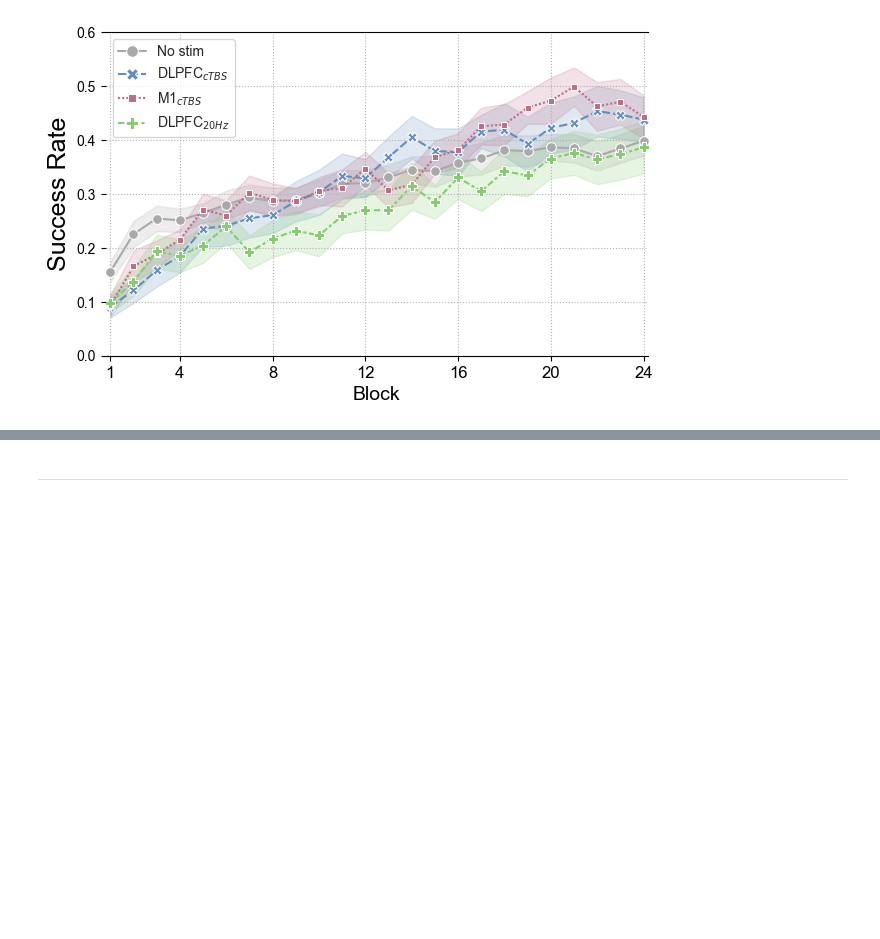
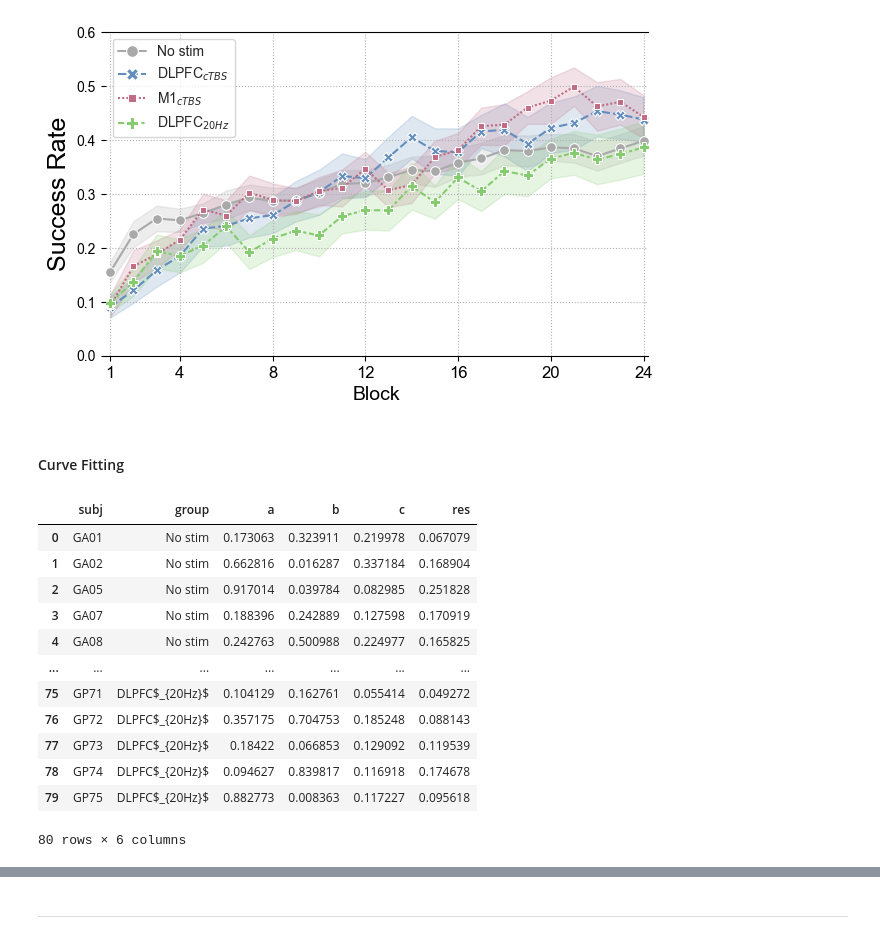
Before and after one commit to psb629/CommonLab, a Jupyter notebook: GP/scripts/LME.behavior.ipynb, the cells around one changed output, grey strips where cells are left out. Cells and saved outputs as stored; diff of their text form; code cells hidden in the pictures; blank space fills up the shorter version.

```diff
--- a/GP/scripts/LME.behavior.ipynb
+++ b/GP/scripts/LME.behavior.ipynb
@@ -123,3 +123,5 @@ g.spines['left'].set_visible(False)
 # # ax.set_xticklabels([1,5,9,13,17,21,24])
 # %% [output]
 [figure]
+# %% [markdown]
+#### Curve Fitting
@@ -125,0 +135,60 @@ g.spines['left'].set_visible(False)
+# %%
+xdata=range(24)
+df_opt = pd.DataFrame(columns=['subj','group','a','b','c'])
+# list_subj = random.choices(df.subj.unique(), k=len(df.subj.unique()))
+list_subj = df.subj.unique()
+for subj in list_subj:
+    group = df[df.subj==subj].group.values[0]
+    ydata=df[df.subj==subj].success_rate
+
+    iter_ = range(int(1e2))
+    popt_, res = [0,0,0], 100
+    for i in iter_:
+        popt_, pcov_, info_, _, _ = optimize.curve_fit(
+            func_exp,
+            xdata, ydata,
+            maxfev=300,
+            p0=[0.5*rand(),rand(),0.5*rand()],
+            bounds=([0,0,0], [1.-popt_[-1],5.,0.5]),
+            full_output=True
+        )
+        fvec_ = info_['fvec']
+        res_ = np.sum(fvec_*fvec_)
+        if (popt_[0]+popt_[2]>=1):
+            continue
+        elif (res_<res):
+            popt=popt_
+            pcov=pcov_
+            info=info_
+            res=res_
+    new_row = pd.Series(
+                {
+                    'subj':subj, 'group':group,
+                    'a':popt[0], 'b':popt[1], 'c':popt[2],
+                    'res':res
+                    # 'cov':pcov
+                }
+            )
+    df_opt = pd.concat(
+        [df_opt, new_row.to_frame().T]
+        , axis='index'
+        , ignore_index=True
+    )
+df_opt
+# plt.scatter(xdata, ydata)
+# plt.plot(xdata, func_exp(xdata, *popt))
+# plt.ylim(0,0.8)
+# %% [output]
+|  | subj | group | a | b | c | res |
+| 0 | GA01 | No stim | 0.173063 | 0.323911 | 0.219978 | 0.067079 |
+| 1 | GA02 | No stim | 0.662816 | 0.016287 | 0.337184 | 0.168904 |
+| 2 | GA05 | No stim | 0.917014 | 0.039784 | 0.082985 | 0.251828 |
+| 3 | GA07 | No stim | 0.188396 | 0.242889 | 0.127598 | 0.170919 |
+| 4 | GA08 | No stim | 0.242763 | 0.500988 | 0.224977 | 0.165825 |
+| ... | ... | ... | ... | ... | ... | ... |
+| 75 | GP71 | DLPFC$_{20Hz}$ | 0.104129 | 0.162761 | 0.055414 | 0.049272 |
+| 76 | GP72 | DLPFC$_{20Hz}$ | 0.357175 | 0.704753 | 0.185248 | 0.088143 |
+| 77 | GP73 | DLPFC$_{20Hz}$ | 0.18422 | 0.066853 | 0.129092 | 0.119539 |
+| 78 | GP74 | DLPFC$_{20Hz}$ | 0.094627 | 0.839817 | 0.116918 | 0.174678 |
+| 79 | GP75 | DLPFC$_{20Hz}$ | 0.882773 | 0.008363 | 0.117227 | 0.095618 |
+80 rows × 6 columns
```
Also changed, not shown: parts of 4 cells of this notebook.
